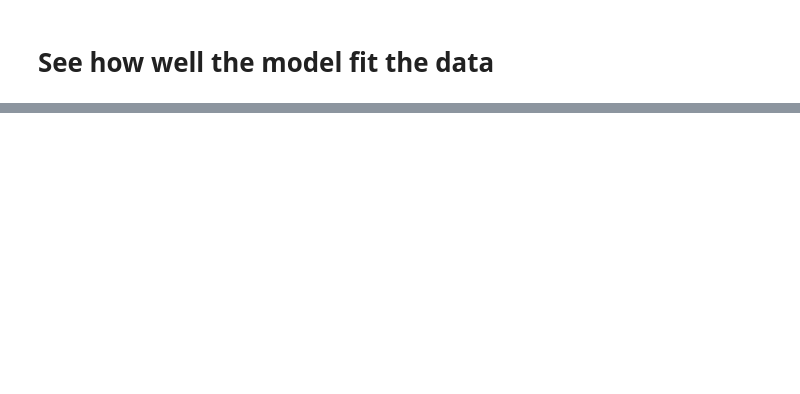
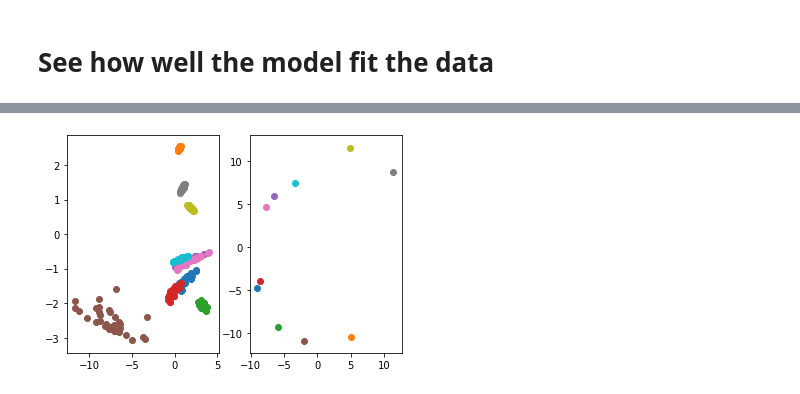
Before and after one commit to Information-Fusion-Lab-Umass/NuX, a Jupyter notebook: Toy Example.ipynb, the cells around one changed output, grey strips where cells are left out. Cells and saved outputs as stored; diff of their text form; code cells hidden in the pictures; blank space fills up the shorter version.

```diff
--- a/Toy Example.ipynb
+++ b/Toy Example.ipynb
@@ -153,0 +195,14 @@ ax4.set_ylim(-20, 20)
+# %%
+def posterior_sample(key, x, n_importance_samples=8, std=0.3):
+    _, z, _ = forward(params, state, np.zeros_like(x), x, (), test=TEST, key=key, std=std, n_importance_samples=n_importance_samples)
+    return z
+# %%
+keys = np.array(random.split(key, 32))
+z_posterior = vmap(vmap(posterior_sample, in_axes=(0, None)), in_axes=(None, 0))(keys, x[:10])
+# %%
+fig, (ax1, ax2) = plt.subplots(1, 2)
+for i in range(z_posterior.shape[0]):
+    ax1.scatter(z_posterior[i,:,0], z_posterior[i,:,1])
+    ax2.scatter(x[i,0], x[i,1])
+# %% [output]
+[figure, added]
```
Also changed, not shown: parts of 12 cells of this notebook, 4 other files.
